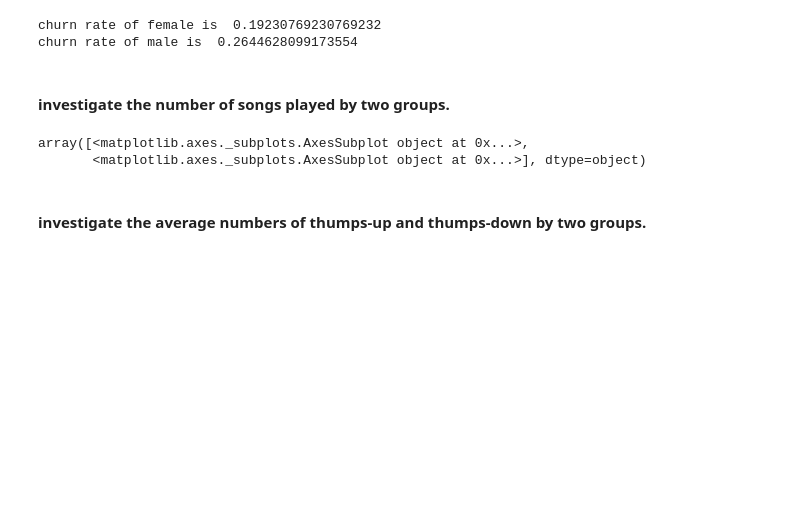
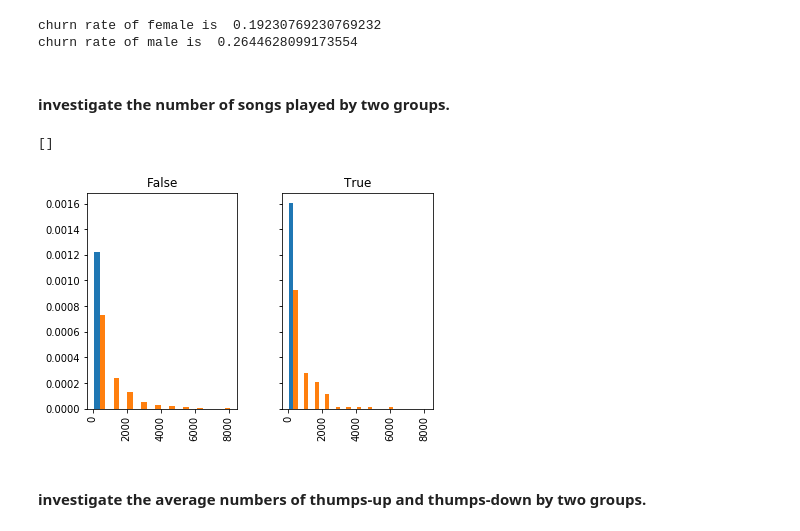
Before and after one commit to Mikemraz/Capstone-Project-Big-Data-Sparkify, a Jupyter notebook: Sparkify.ipynb, the cells around one changed output. Drawn from its saved outputs; the diff is of its cells as text; code cells hidden in the pictures; blank space fills up the shorter version.

```diff
--- a/Sparkify.ipynb
+++ b/Sparkify.ipynb
@@ -165,10 +167,11 @@ churn rate of male is  0.2644628099173554
 df_valid_songs = df_valid.where(df_valid.song!='null').groupby(['churn','userId']) \
     .agg(count(df_valid.song).alias('SongsPlayed')).orderBy('churn').toPandas()
 # %%
-df_valid_songs.hist(['SongsPlayed'], by='churn', sharex=True, sharey=True)
+df_valid_songs.hist(['SongsPlayed'], by='churn', sharex=True, sharey=True,density=1)
+plt.plot()
 # %% [output]
-array([<matplotlib.axes._subplots.AxesSubplot object at 0x...>,
-       <matplotlib.axes._subplots.AxesSubplot object at 0x...>], dtype=object)
+[]
+[figure, added]
 # %% [markdown]
 #### investigate the average numbers of thumps-up and thumps-down by two groups.
 # %%
```
Also changed, not shown: parts of 6 cells of this notebook, 2 other files.
